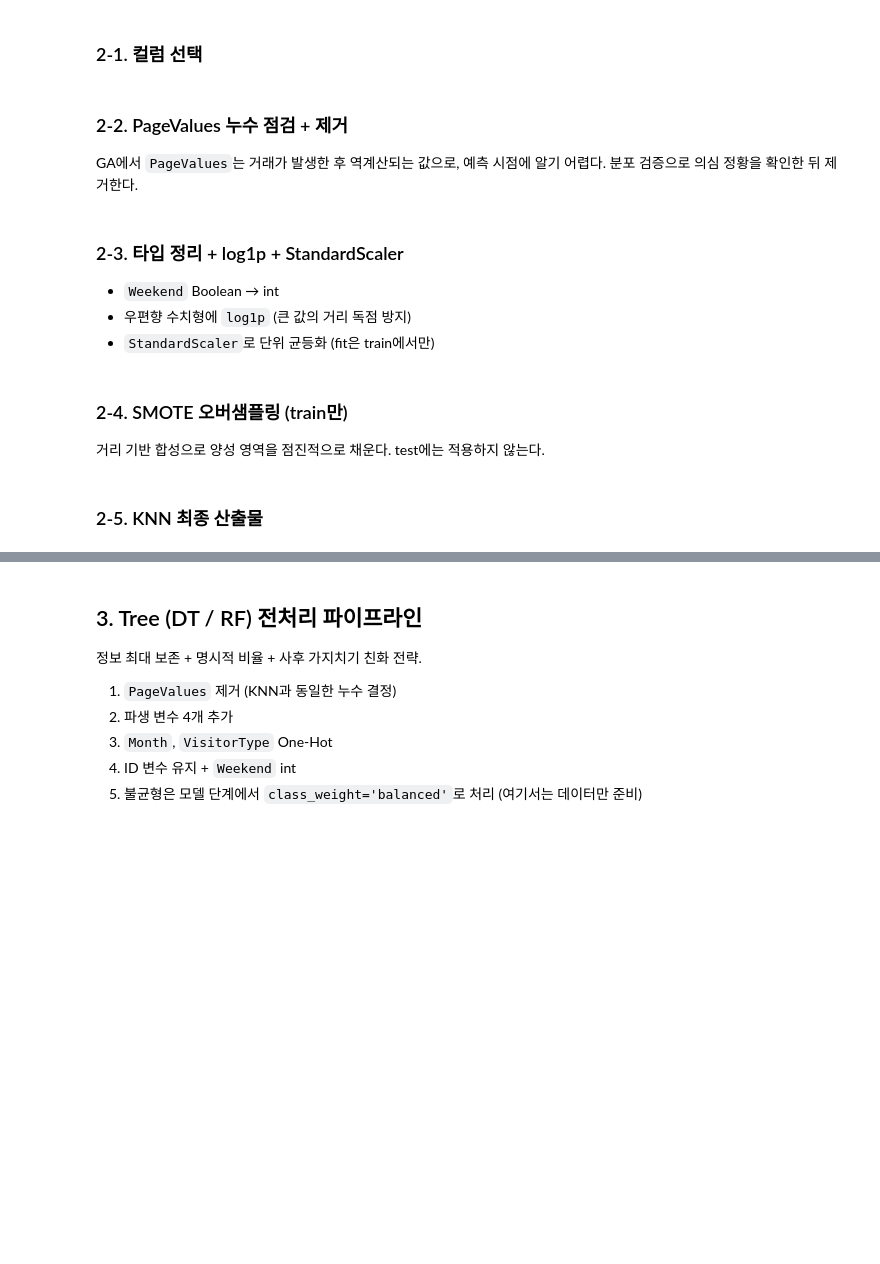
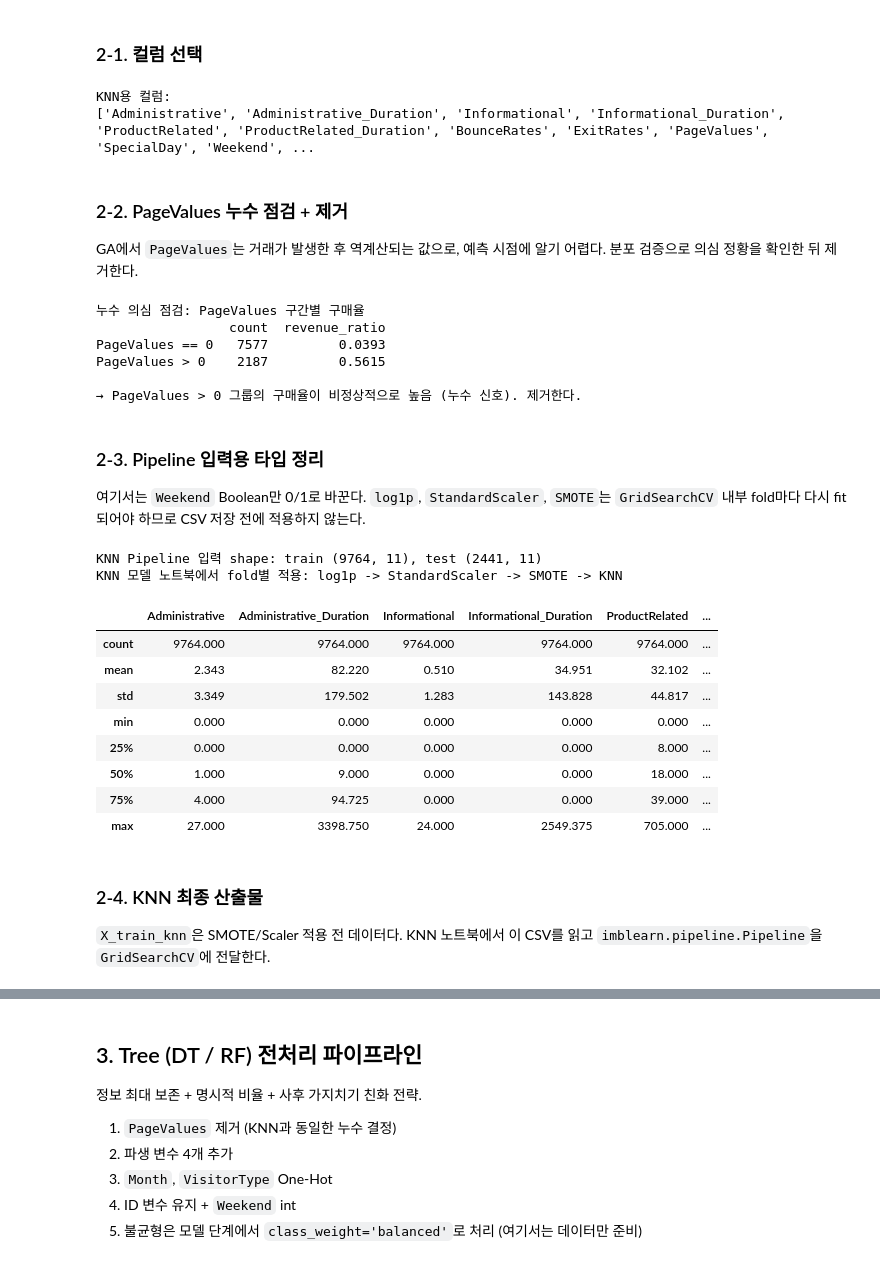
Before and after one commit to ShoppingInsight/shopper-prediction, a Jupyter notebook: notebooks/preprocessing.ipynb, the cells around one changed output, grey strips where cells are left out. Cells and saved outputs as stored; diff of their text form; code cells hidden in the pictures; blank space fills up the shorter version.

```diff
--- a/notebooks/preprocessing.ipynb
+++ b/notebooks/preprocessing.ipynb
@@ -55,0 +89,13 @@ missing[missing > 0] if missing.sum() > 0 else '결측 없음'
+# %%
+# 완전 중복 125행 제거: 원본 12,330행 중 약 1.0%.
+# 기존 split 기준으로는 중복 22개 그룹이 train/test 양쪽에 걸릴 수 있어 평가 누수에 해당.
+duplicate_rows = df.duplicated().sum()
+duplicate_group_rows = df.duplicated(keep=False).sum()
+duplicate_groups = df[df.duplicated(keep=False)].drop_duplicates().shape[0]
+
+print(f'완전 중복 추가 행 수: {duplicate_rows}')
+print(f'중복 그룹 포함 전체 행 수: {duplicate_group_rows}')
+print(f'중복 그룹 수: {duplicate_groups}')
+
+df = df.drop_duplicates().reset_index(drop=True)
+print(f'중복 제거 후 데이터 크기: {df.shape}')
@@ -120,6 +186,9 @@ X_te_knn = X_te_knn.drop(columns=drop_cols)
 
 print('KNN용 컬럼:')
 print(X_tr_knn.columns.tolist())
+# %% [output]
+KNN용 컬럼:
+['Administrative', 'Administrative_Duration', 'Informational', 'Informational_Duration', 'ProductRelated', 'ProductRelated_Duration', 'BounceRates', 'ExitRates', 'PageValues', 'SpecialDay', 'Weekend', ...
 # %% [markdown]
 ### 2-2. PageValues 누수 점검 + 제거
 
@@ -141,43 +210,42 @@ print('\n→ PageValues > 0 그룹의 구매율이 비정상적으로 높음 (
 # 메인 모델에서는 제거. 비교용으로 살리려면 이 두 줄을 주석 처리.
 X_tr_knn = X_tr_knn.drop(columns=['PageValues'])
 X_te_knn = X_te_knn.drop(columns=['PageValues'])
+# %% [output]
+누수 의심 점검: PageValues 구간별 구매율
+                 count  revenue_ratio
+PageValues == 0   7577         0.0393
+PageValues > 0    2187         0.5615
+
+→ PageValues > 0 그룹의 구매율이 비정상적으로 높음 (누수 신호). 제거한다.
 # %% [markdown]
-### 2-3. 타입 정리 + log1p + StandardScaler
+### 2-3. Pipeline 입력용 타입 정리
 
-- `Weekend` Boolean → int
-- 우편향 수치형에 `log1p` (큰 값의 거리 독점 방지)
-- `StandardScaler`로 단위 균등화 (fit은 train에서만)
+여기서는 `Weekend` Boolean만 0/1로 바꾼다. `log1p`, `StandardScaler`, `SMOTE`는 `GridSearchCV` 내부 fold마다 다시 fit되어야 하므로 CSV 저장 전에 적용하지 않는다.
 # %%
-# Boolean → int (StandardScaler가 bool을 받지 못함)
+# Boolean -> int (CSV 저장 및 sklearn 호환). fit이 필요한 변환은 아님.
 X_tr_knn['Weekend'] = X_tr_knn['Weekend'].astype(int)
 X_te_knn['Weekend'] = X_te_knn['Weekend'].astype(int)
 
-# 우편향 수치형에 log1p 적용
-# 체류 시간/페이지 카운트의 long-tail이 거리 계산을 지배하지 않도록 큰 값을 압축
-# log1p(x) = log(1+x): x=0도 처리 가능
-skewed = [
+# KNN 모델 노트북에서 Pipeline으로 적용할 후보 컬럼 목록.
+knn_log_cols = [
     'Administrative', 'Administrative_Duration',
     'Informational', 'Informational_Duration',
     'ProductRelated', 'ProductRelated_Duration',
     'BounceRates', 'ExitRates', 'SpecialDay',
 ]
-X_tr_knn[skewed] = np.log1p(X_tr_knn[skewed])
-X_te_knn[skewed] = np.log1p(X_te_knn[skewed])
 
-# StandardScaler: 평균 0, 분산 1로 통일해 변수 간 거리 기여를 균등화
-# fit은 train에서만 → test 통계가 학습으로 누수되지 않음
-scaler = StandardScaler().fit(X_tr_knn)
-X_tr_knn_s = pd.DataFrame(
-    scaler.transform(X_tr_knn),
-    columns=X_tr_knn.columns, index=X_tr_knn.index,
-)
-X_te_knn_s = pd.DataFrame(
-    scaler.transform(X_te_knn),
-    columns=X_te_knn.columns, index=X_te_knn.index,
-)
-print(f'KNN 입력 shape: train {X_tr_knn_s.shape}, test {X_te_knn_s.shape}')
-X_tr_knn_s.describe().round(3)
+print(f'KNN Pipeline 입력 shape: train {X_tr_knn.shape}, test {X_te_knn.shape}')
+print('KNN 모델 노트북에서 fold별 적용: log1p -> StandardScaler -> SMOTE -> KNN')
+X_tr_knn.describe().round(3)
+# %% [output]
+KNN Pipeline 입력 shape: train (9764, 11), test (2441, 11)
+KNN 모델 노트북에서 fold별 적용: log1p -> StandardScaler -> SMOTE -> KNN
+|  | Administrative | Administrative_Duration | Informational | Informational_Duration | ProductRelated | ... |
+| count | 9764.000 | 9764.000 | 9764.000 | 9764.000 | 9764.000 | ... |
+| mean | 2.343 | 82.220 | 0.510 | 34.951 | 32.102 | ... |
+| std | 3.349 | 179.502 | 1.283 | 143.828 | 44.817 | ... |
+| min | 0.000 | 0.000 | 0.000 | 0.000 | 0.000 | ... |
+| 25% | 0.000 | 0.000 | 0.000 | 0.000 | 8.000 | ... |
+| 50% | 1.000 | 9.000 | 0.000 | 0.000 | 18.000 | ... |
+| 75% | 4.000 | 94.725 | 0.000 | 0.000 | 39.000 | ... |
+| max | 27.000 | 3398.750 | 24.000 | 2549.375 | 705.000 | ... |
-# %% [markdown]
-### 2-4. SMOTE 오버샘플링 (train만)
-
-거리 기반 합성으로 양성 영역을 점진적으로 채운다. test에는 적용하지 않는다.
@@ -193,3 +252,5 @@ print(f'SMOTE 후 : {X_tr_knn_res.shape}, 양성 비율 {y_tr_knn_res.mean():.4f
 # %% [markdown]
-### 2-5. KNN 최종 산출물
+### 2-4. KNN 최종 산출물
+
+`X_train_knn`은 SMOTE/Scaler 적용 전 데이터다. KNN 노트북에서 이 CSV를 읽고 `imblearn.pipeline.Pipeline`을 `GridSearchCV`에 전달한다.
 # %%
```
Also changed, not shown: parts of 23 cells of this notebook, 4 other files.
